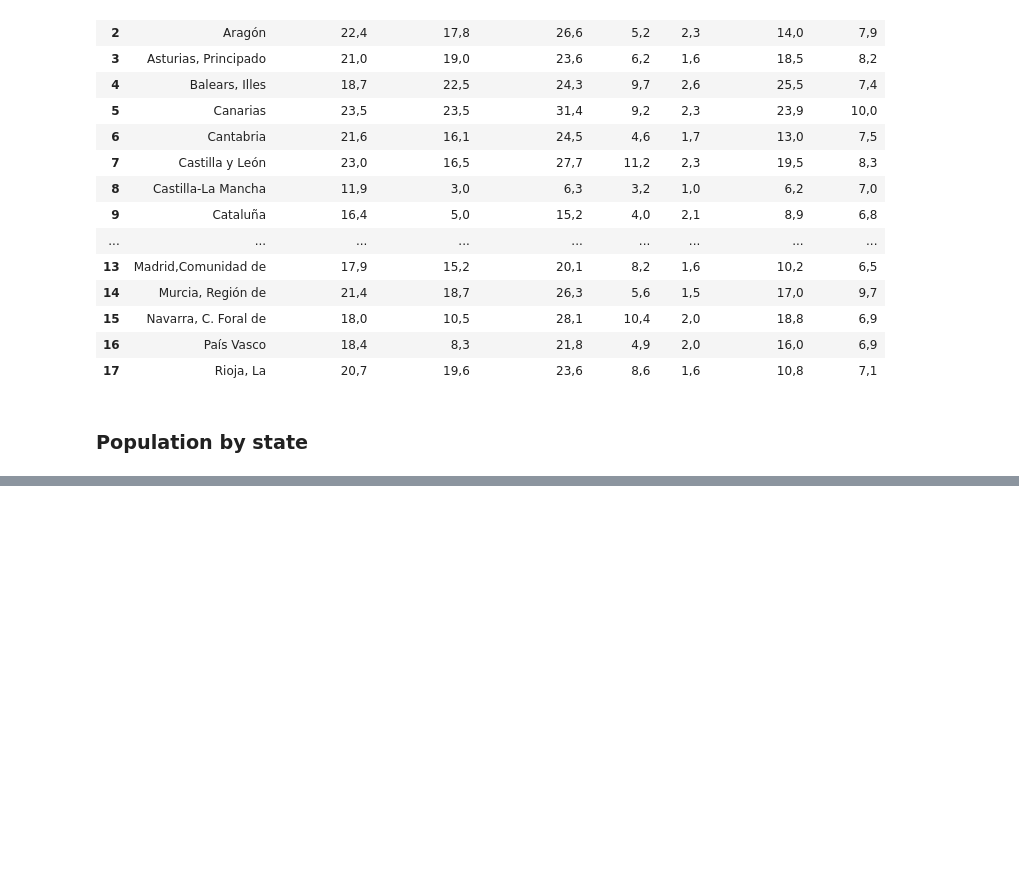
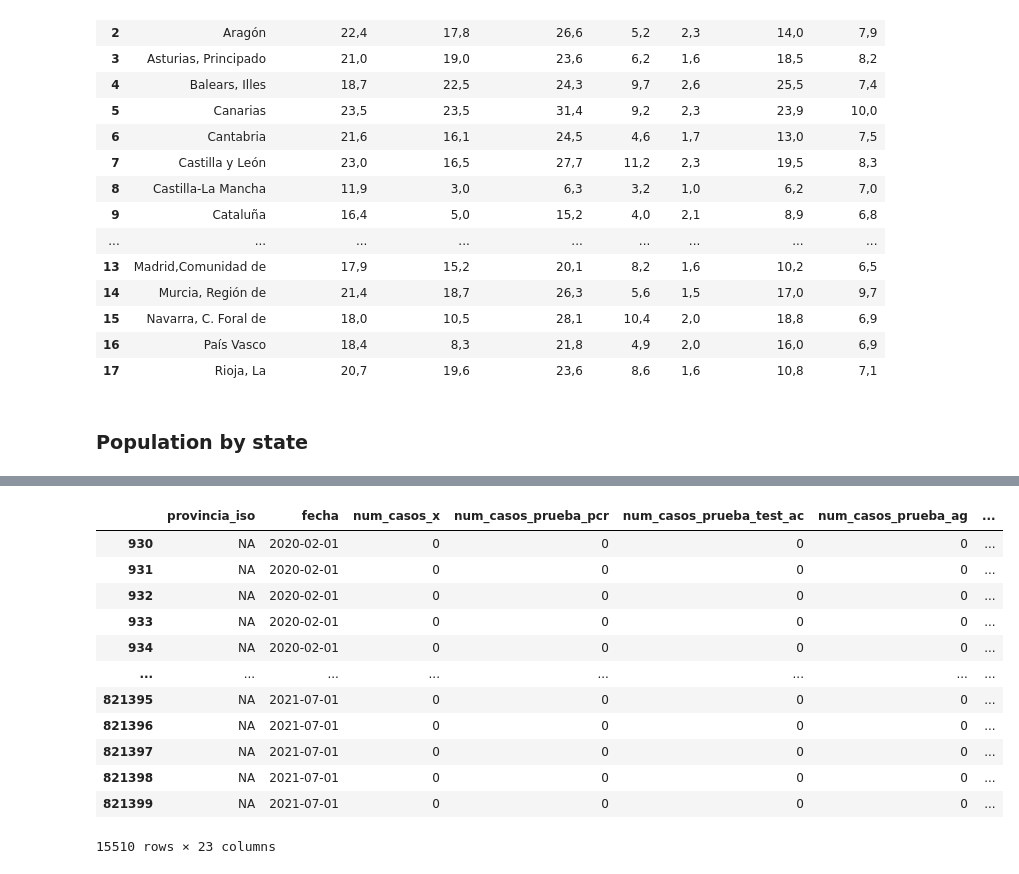
Before and after one commit to Pierre-mulliez1/predict_covid, a Jupyter notebook: EDA.ipynb, the cells around one changed output, grey strips where cells are left out. Drawn from its saved outputs; the diff is of its cells as text; code cells hidden in the pictures; blank space fills up the shorter version.

```diff
--- a/EDA.ipynb
+++ b/EDA.ipynb
@@ -341,0 +344,16 @@ final_data1
+# %%
+final_data1.loc[final_data1['provincia_iso'] == "NA",:]
+# %% [output]
+|  | provincia_iso | fecha | num_casos_x | num_casos_prueba_pcr | num_casos_prueba_test_ac | num_casos_prueba_ag | ... |
+| 930 | NA | 2020-02-01 | 0 | 0 | 0 | 0 | ... |
+| 931 | NA | 2020-02-01 | 0 | 0 | 0 | 0 | ... |
+| 932 | NA | 2020-02-01 | 0 | 0 | 0 | 0 | ... |
+| 933 | NA | 2020-02-01 | 0 | 0 | 0 | 0 | ... |
+| 934 | NA | 2020-02-01 | 0 | 0 | 0 | 0 | ... |
+| ... | ... | ... | ... | ... | ... | ... | ... |
+| 821395 | NA | 2021-07-01 | 0 | 0 | 0 | 0 | ... |
+| 821396 | NA | 2021-07-01 | 0 | 0 | 0 | 0 | ... |
+| 821397 | NA | 2021-07-01 | 0 | 0 | 0 | 0 | ... |
+| 821398 | NA | 2021-07-01 | 0 | 0 | 0 | 0 | ... |
+| 821399 | NA | 2021-07-01 | 0 | 0 | 0 | 0 | ... |
+15510 rows × 23 columns
```
Also changed, not shown: parts of 7 cells of this notebook, 3 other files.
